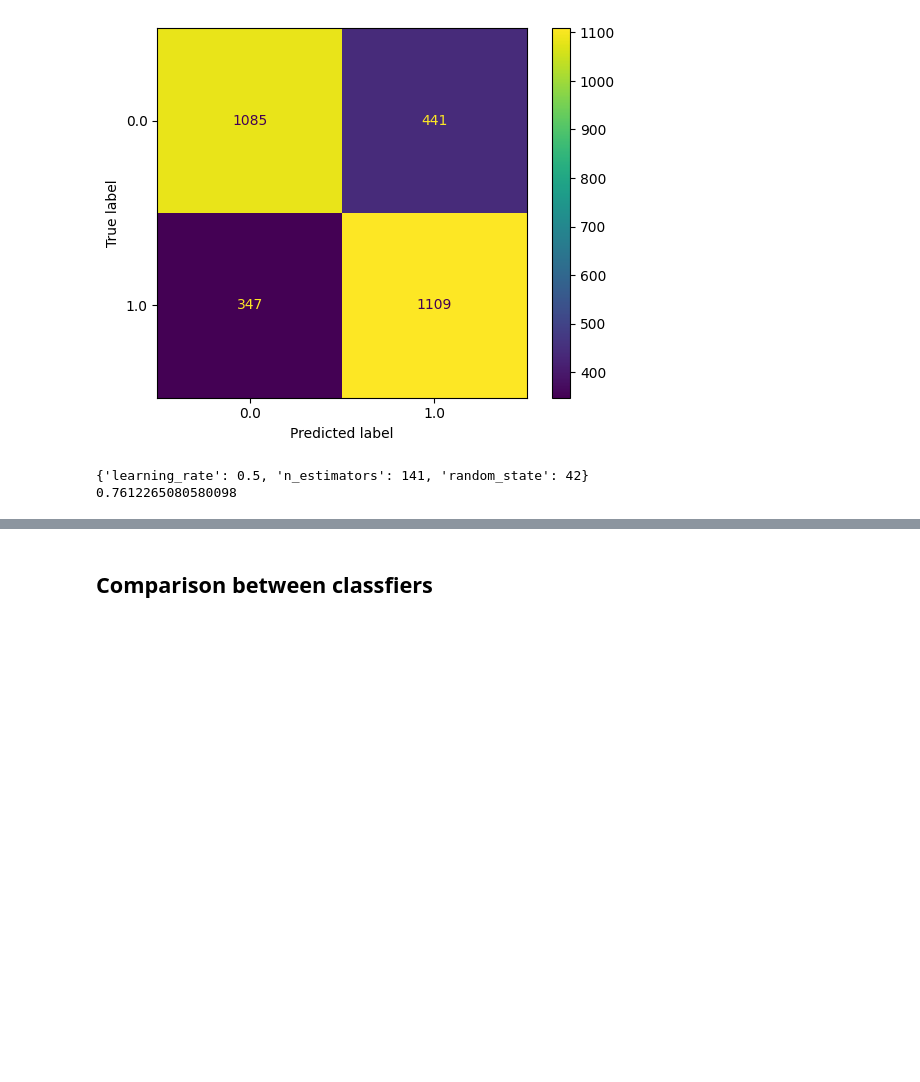
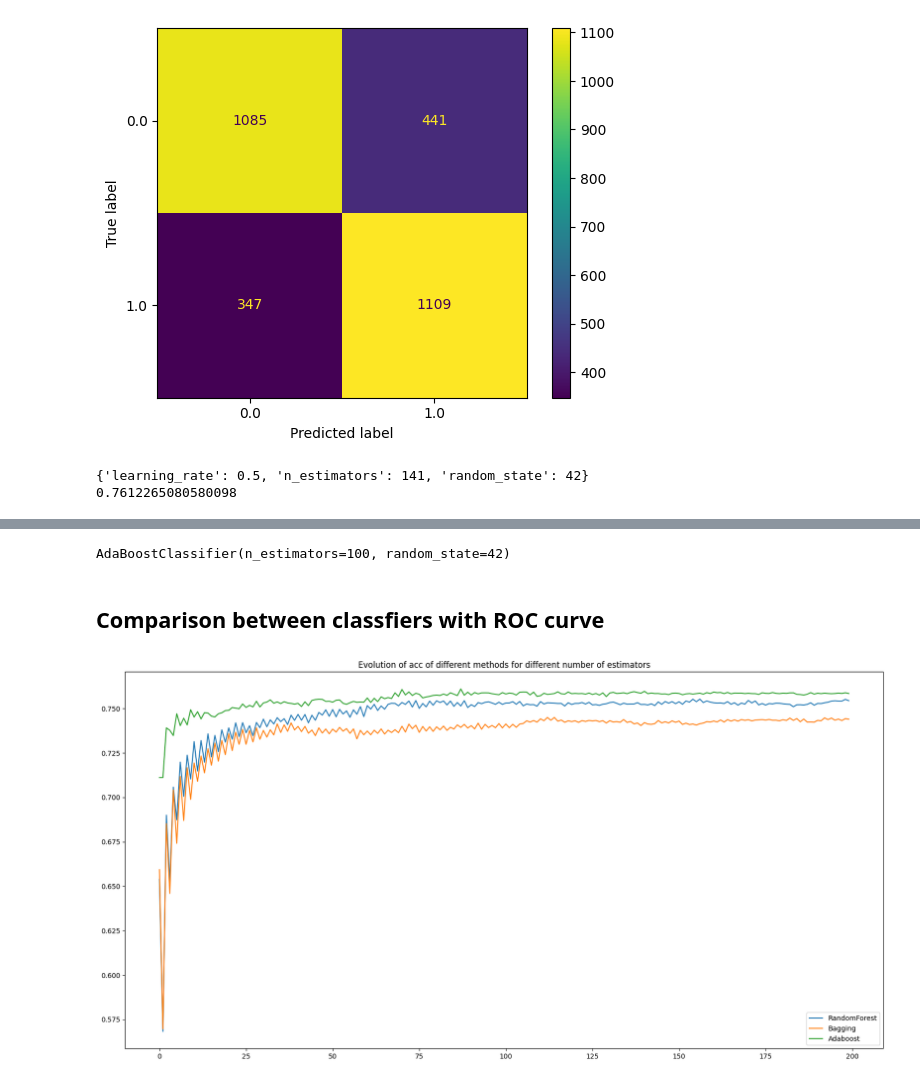
Before and after one commit to yasin281/data-mining-p2, a Jupyter notebook: src/Ensembles.ipynb, the cells around one changed output, grey strips where cells are left out. Cells and saved outputs as stored; diff of their text form; code cells hidden in the pictures; blank space fills up the shorter version.

```diff
--- a/src/Ensembles.ipynb
+++ b/src/Ensembles.ipynb
@@ -780,9 +765,9 @@ weighted avg       0.72      0.72      0.72      2982
 # %%
 naive_bayes = GaussianNB()
 
-clf3 = DecisionTreeClassifier(criterion="gini", max_depth=4, min_samples_leaf=1)
+clf3 = DecisionTreeClassifier(random_state=42,criterion="gini", max_depth=4, min_samples_leaf=1, min_impurity_decrease=0.0, min_samples_split=2)
 
-vt1=voting_classifier = VotingClassifier(
+vt1 = VotingClassifier(
             estimators=[
                 ("nb", naive_bayes),
                 ("knn3", knn),
@@ -791,7 +776,7 @@ vt1=voting_classifier = VotingClassifier(
             voting = "soft",
             weights=[0.167, 0.66, 0.166]
 )
-vt2=voting_classifier = VotingClassifier(
+vt2 = VotingClassifier(
             estimators=[
                 ("nb", naive_bayes),
                 ("knn3", knn),
@@ -813,0 +796,12 @@ There is no evidence of significant difference between the classifiers.
+# %%
+# "best" Majority Voting
+
+BestVT = VotingClassifier(
+            estimators=[
+                ("nb", naive_bayes),
+                ("knn3", knn),
+                ("dt", clf3)
+            ],
+            voting = "hard"
+)
+BestVT.fit(X_train,y_train)
@@ -821,7 +823,8 @@ def execute_ada_boost_classifier_for_different_classifiers():
     std_dev_list = []
     for nest in range(1,201,1):
         ada_boos_classifier = AdaBoostClassifier(
-            n_estimators=nest
+            n_estimators=nest,
+            random_state=42
         )
         scores = cross_val_score(
             ada_boos_classifier,
@@ -841,8 +844,8 @@ def execute_ada_boost_classifier_for_different_classifiers():
 
     return parameter_list, scores_list, std_dev_list
 # %%
-parameter_list, scores_list, std_dev_list = execute_ada_boost_classifier_for_different_classifiers()
-plot_f1_scores_vs_parameter("n_estimators",parameter_list, scores_list, std_dev_list)
+parameter_list, scores_list_ada, std_dev_list = execute_ada_boost_classifier_for_different_classifiers()
+plot_f1_scores_vs_parameter("n_estimators",parameter_list, scores_list_ada, std_dev_list)
 # %% [output]
 F1-score: 0.71115 [n_estimators: 1]
 F1-score: 0.71115 [n_estimators: 2]
@@ -918,2 +918,19 @@ There is no evidence of significant difference between the classifiers.
+# %%
+# Best Adaboost
+
+BestADA = AdaBoostClassifier(n_estimators=100,random_state=42)
+BestADA.fit(X_train,y_train)
+# %% [output]
+AdaBoostClassifier(n_estimators=100, random_state=42)
 # %% [markdown]
-## **Comparison between classfiers**
+## **Comparison between classfiers with ROC curve**
+# %%
+plt.figure(figsize = (20, 10))
+plt.title("Evolution of acc of different methods for different number of estimators")
+plt.plot(scores_list_rf,label = "RandomForest")
+plt.plot(scores_list_bg,label = "Bagging")
+plt.plot(scores_list_ada,label = "Adaboost")
+plt.legend(loc = "lower right")
+plt.show()
+# %% [output]
+[figure, added]
```
Also changed, not shown: parts of 38 cells of this notebook.
